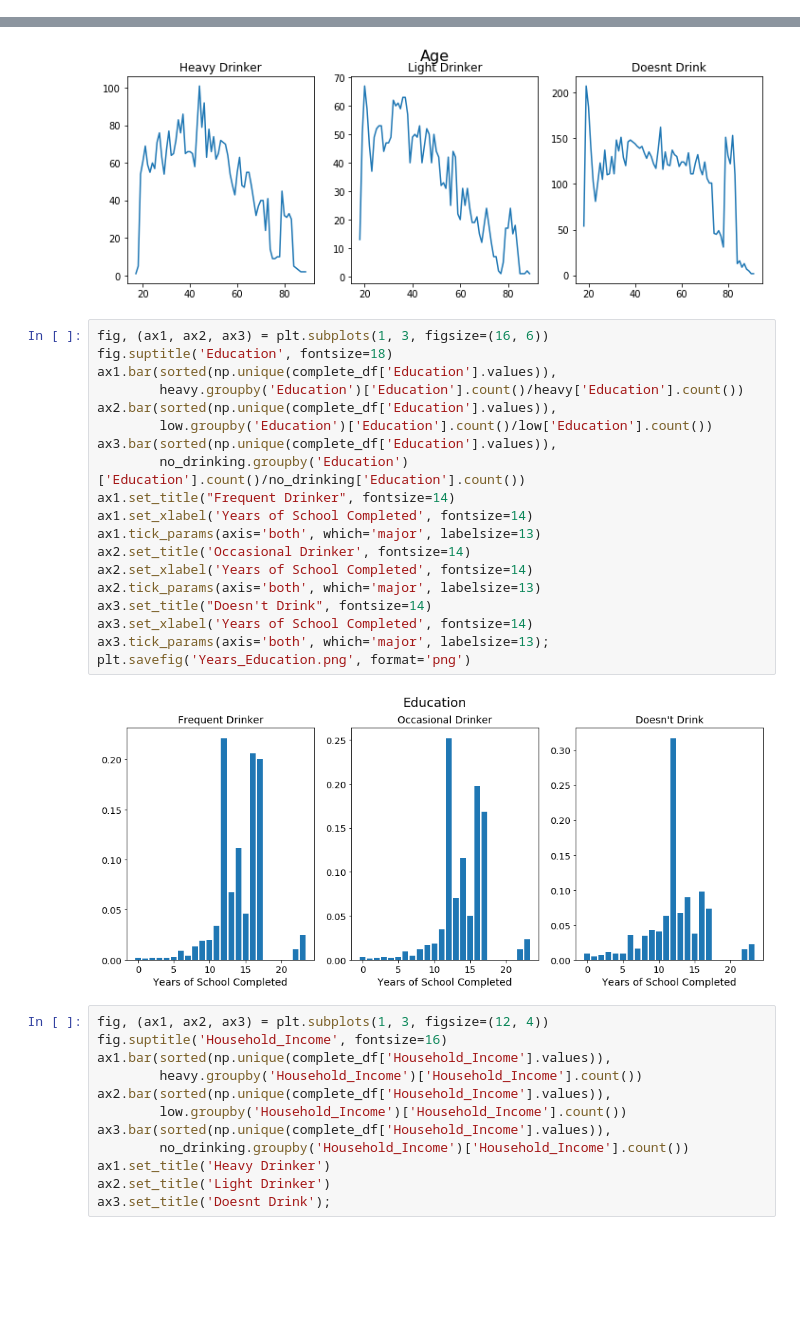
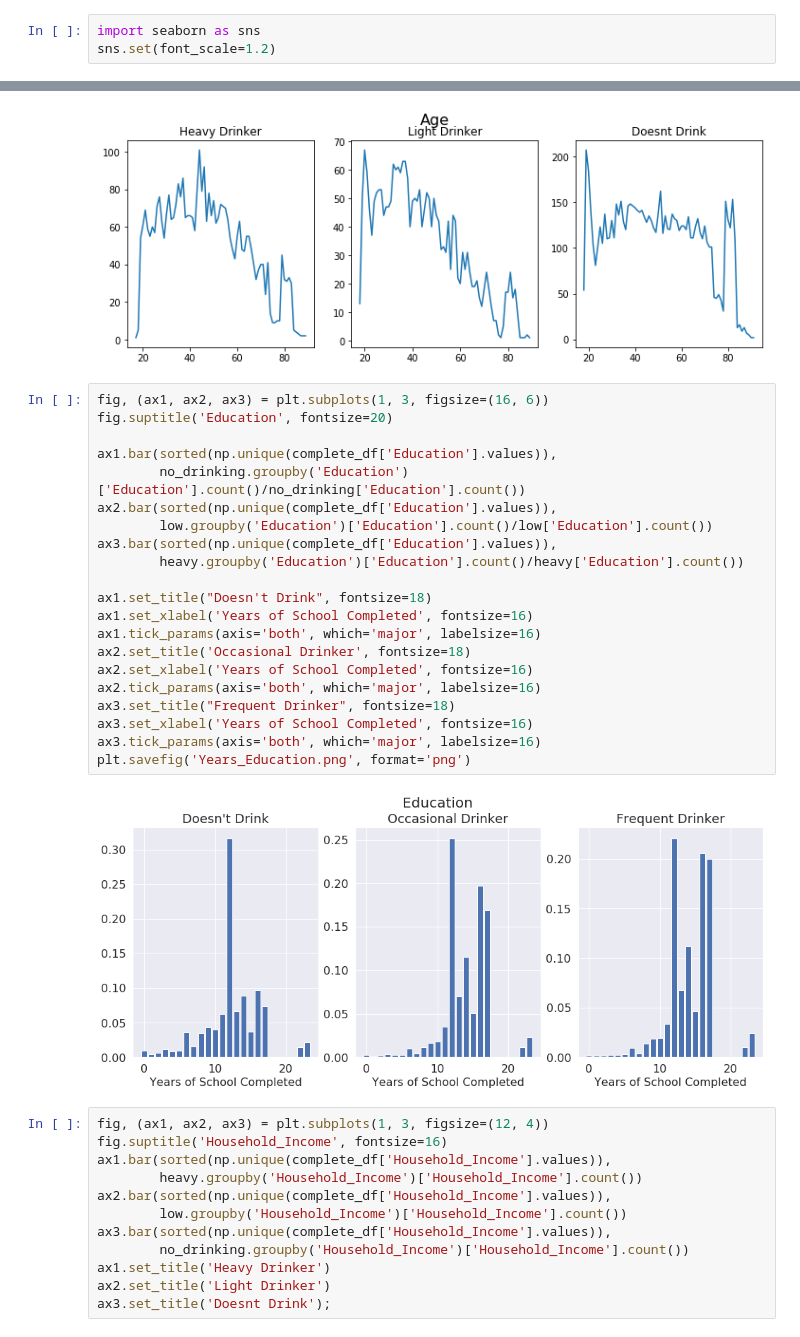
Before and after one commit to stewart-milberger/Alcohol-Consumption-Predictions, a Jupyter notebook: EDA.ipynb, the cells around one changed output, grey strips where cells are left out. Drawn from its saved outputs; the diff is of its cells as text; blank space fills up the shorter version.

```diff
--- a/EDA.ipynb
+++ b/EDA.ipynb
@@ -410,6 +432,9 @@ def group_by_class():
     return mask_low, mask_middle, mask_high
 # %%
 heavy, low, no_drinking = group_by_class()
+# %%
+import seaborn as sns
+sns.set(font_scale=1.2)
 # %%
 fig, (ax1, ax2, ax3) = plt.subplots(1, 3, figsize=(12, 4))
 fig.suptitle('Importance_Alocoholic Class Comparison', fontsize=16)
@@ -507,25 +532,27 @@ ax3.set_title('Doesnt Drink');
 [figure]
 # %%
 fig, (ax1, ax2, ax3) = plt.subplots(1, 3, figsize=(16, 6))
-fig.suptitle('Education', fontsize=18)
+fig.suptitle('Education', fontsize=20)
+
 ax1.bar(sorted(np.unique(complete_df['Education'].values)),
-        heavy.groupby('Education')['Education'].count()/heavy['Education'].count())
+        no_drinking.groupby('Education')['Education'].count()/no_drinking['Education'].count())
 ax2.bar(sorted(np.unique(complete_df['Education'].values)),
         low.groupby('Education')['Education'].count()/low['Education'].count())
 ax3.bar(sorted(np.unique(complete_df['Education'].values)),
-        no_drinking.groupby('Education')['Education'].count()/no_drinking['Education'].count())
-ax1.set_title("Frequent Drinker", fontsize=14)
-ax1.set_xlabel('Years of School Completed', fontsize=14)
-ax1.tick_params(axis='both', which='major', labelsize=13)
-ax2.set_title('Occasional Drinker', fontsize=14)
-ax2.set_xlabel('Years of School Completed', fontsize=14)
-ax2.tick_params(axis='both', which='major', labelsize=13)
-ax3.set_title("Doesn't Drink", fontsize=14)
-ax3.set_xlabel('Years of School Completed', fontsize=14)
-ax3.tick_params(axis='both', which='major', labelsize=13);
+        heavy.groupby('Education')['Education'].count()/heavy['Education'].count())
+
+ax1.set_title("Doesn't Drink", fontsize=18)
+ax1.set_xlabel('Years of School Completed', fontsize=16)
+ax1.tick_params(axis='both', which='major', labelsize=16)
+ax2.set_title('Occasional Drinker', fontsize=18)
+ax2.set_xlabel('Years of School Completed', fontsize=16)
+ax2.tick_params(axis='both', which='major', labelsize=16)
+ax3.set_title("Frequent Drinker", fontsize=18)
+ax3.set_xlabel('Years of School Completed', fontsize=16)
+ax3.tick_params(axis='both', which='major', labelsize=16)
 plt.savefig('Years_Education.png', format='png')
 # %% [output]
-[figure, old version]
+[figure, new version]
 # %%
 fig, (ax1, ax2, ax3) = plt.subplots(1, 3, figsize=(12, 4))
 fig.suptitle('Household_Income', fontsize=16)
```
Also changed, not shown: parts of 7 cells of this notebook, 5 other files.
